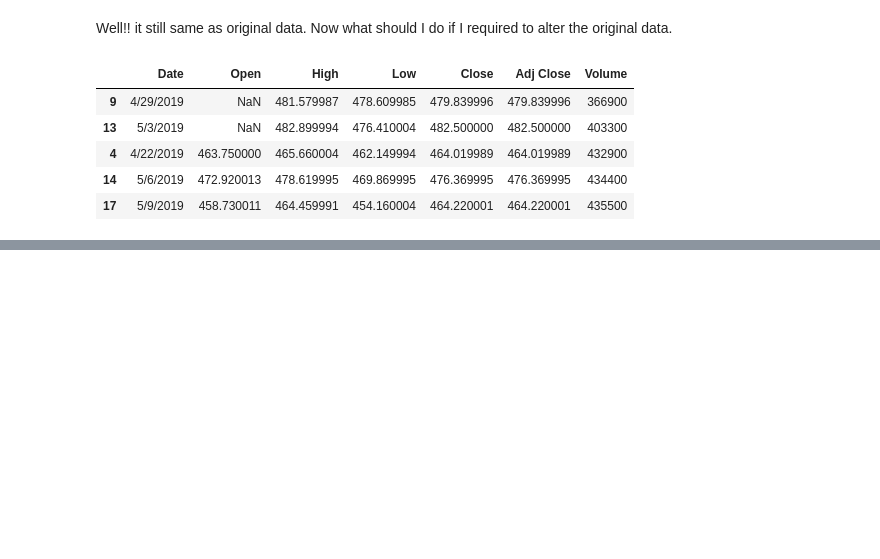
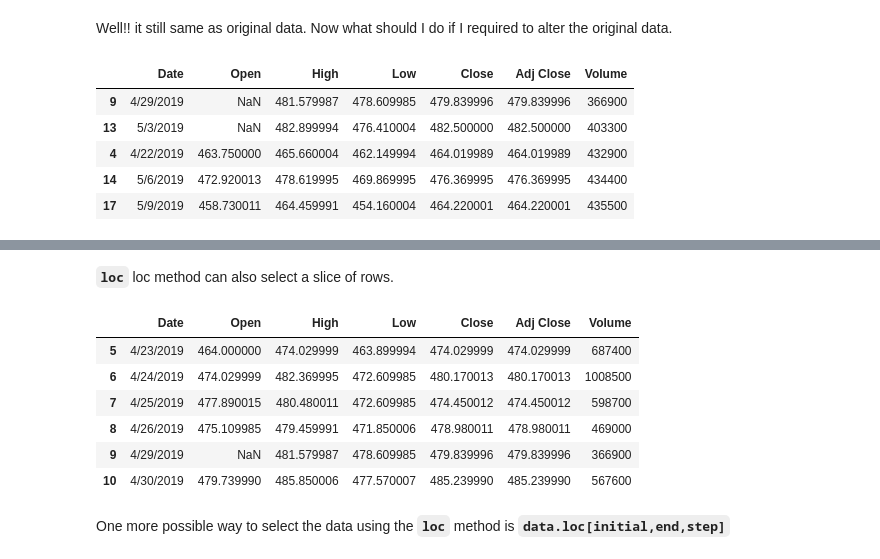
Before and after one commit to aarti-b/all_about_pandas, a Jupyter notebook: pandas_foundation/pandas_foundation_introduction.ipynb, the cells around one changed output, grey strips where cells are left out. Saved outputs shown, nothing was run; the diff lists cells and outputs as text; code cells hidden in the pictures; blank space fills up the shorter version.

````diff
--- a/pandas_foundation/pandas_foundation_introduction.ipynb
+++ b/pandas_foundation/pandas_foundation_introduction.ipynb
@@ -327,0 +417,14 @@ data.head()
+# %% [markdown]
+__```loc```__ loc method can also select a slice of rows.
+# %%
+data.loc[5:10]  # selecting the rows from 5 to 10
+# %% [output]
+|  | Date | Open | High | Low | Close | Adj Close | Volume |
+| 5 | 4/23/2019 | 464.000000 | 474.029999 | 463.899994 | 474.029999 | 474.029999 | 687400 |
+| 6 | 4/24/2019 | 474.029999 | 482.369995 | 472.609985 | 480.170013 | 480.170013 | 1008500 |
+| 7 | 4/25/2019 | 477.890015 | 480.480011 | 472.609985 | 474.450012 | 474.450012 | 598700 |
+| 8 | 4/26/2019 | 475.109985 | 479.459991 | 471.850006 | 478.980011 | 478.980011 | 469000 |
+| 9 | 4/29/2019 | NaN | 481.579987 | 478.609985 | 479.839996 | 479.839996 | 366900 |
+| 10 | 4/30/2019 | 479.739990 | 485.850006 | 477.570007 | 485.239990 | 485.239990 | 567600 |
+# %% [markdown]
+One more possible way to select the data using the __```loc```__ method is __```data.loc[initial,end,step]```__
````
Also changed, not shown: parts of 101 cells of this notebook.
